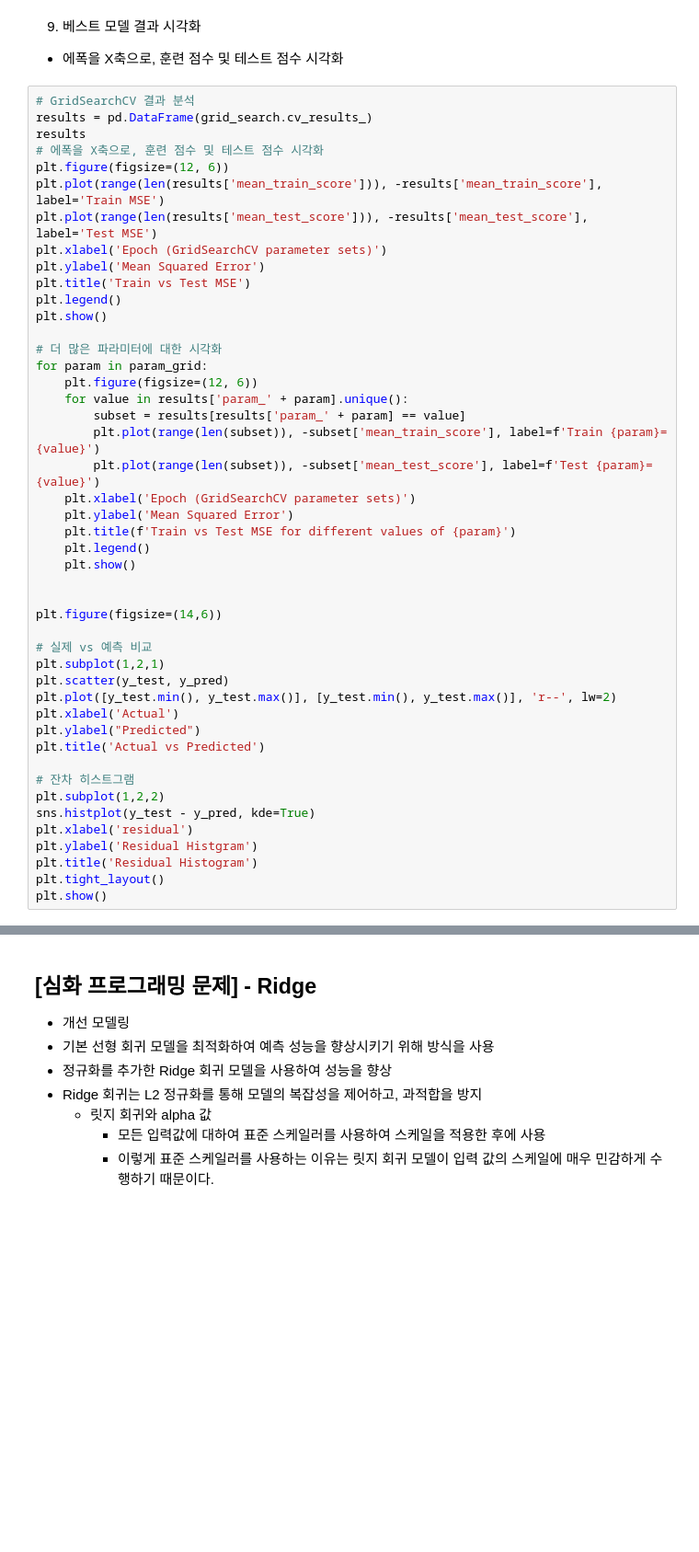
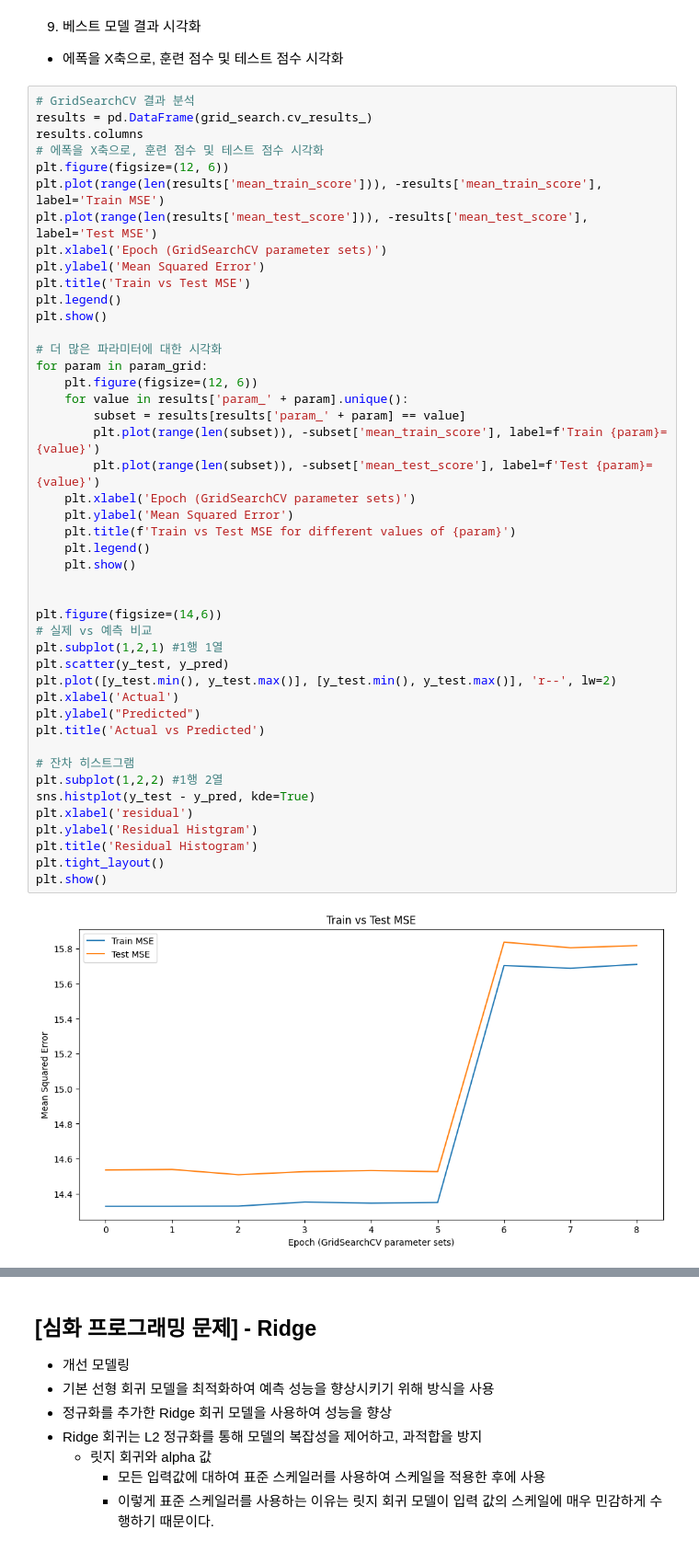
Before and after one commit to kimhonggyeong/python_basic_2, a Jupyter notebook: ch12_update_class_1_수요일_5_22.ipynb, the cells around one changed output, grey strips where cells are left out. Shown at 92% size. Saved outputs shown, nothing was run; the diff lists cells and outputs as text; blank space fills up the shorter version.

```diff
--- a/ch12_update_class_1_수요일_5_22.ipynb
+++ b/ch12_update_class_1_수요일_5_22.ipynb
@@ -600,7 +532,7 @@ plt.savefig('life.jpg')
 # %%
 # GridSearchCV 결과 분석
 results = pd.DataFrame(grid_search.cv_results_)
-results
+results.columns
 # 에폭을 X축으로, 훈련 점수 및 테스트 점수 시각화
 plt.figure(figsize=(12, 6))
 plt.plot(range(len(results['mean_train_score'])), -results['mean_train_score'], label='Train MSE')
@@ -613,33 +545,34 @@ plt.show()
 
 # 더 많은 파라미터에 대한 시각화
 for param in param_grid:
     plt.figure(figsize=(12, 6))
     for value in results['param_' + param].unique():
         subset = results[results['param_' + param] == value]
         plt.plot(range(len(subset)), -subset['mean_train_score'], label=f'Train {param}={value}')
         plt.plot(range(len(subset)), -subset['mean_test_score'], label=f'Test {param}={value}')
     plt.xlabel('Epoch (GridSearchCV parameter sets)')
     plt.ylabel('Mean Squared Error')
     plt.title(f'Train vs Test MSE for different values of {param}')
     plt.legend()
     plt.show()
 
 
 plt.figure(figsize=(14,6))
-
 # 실제 vs 예측 비교
-plt.subplot(1,2,1)
+plt.subplot(1,2,1) #1행 1열
 plt.scatter(y_test, y_pred)
 plt.plot([y_test.min(), y_test.max()], [y_test.min(), y_test.max()], 'r--', lw=2)
 plt.xlabel('Actual')
 plt.ylabel("Predicted")
 plt.title('Actual vs Predicted')
 
 # 잔차 히스트그램
-plt.subplot(1,2,2)
+plt.subplot(1,2,2) #1행 2열
 sns.histplot(y_test - y_pred, kde=True)
 plt.xlabel('residual')
 plt.ylabel('Residual Histgram')
 plt.title('Residual Histogram')
 plt.tight_layout()
 plt.show()
+# %% [output]
+[figure, added]
```
Also changed, not shown: parts of 47 cells of this notebook, 11 other files.
